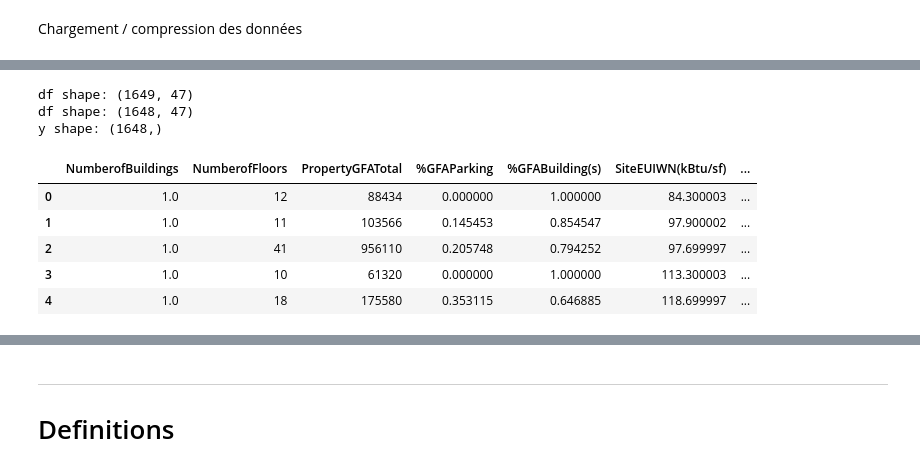
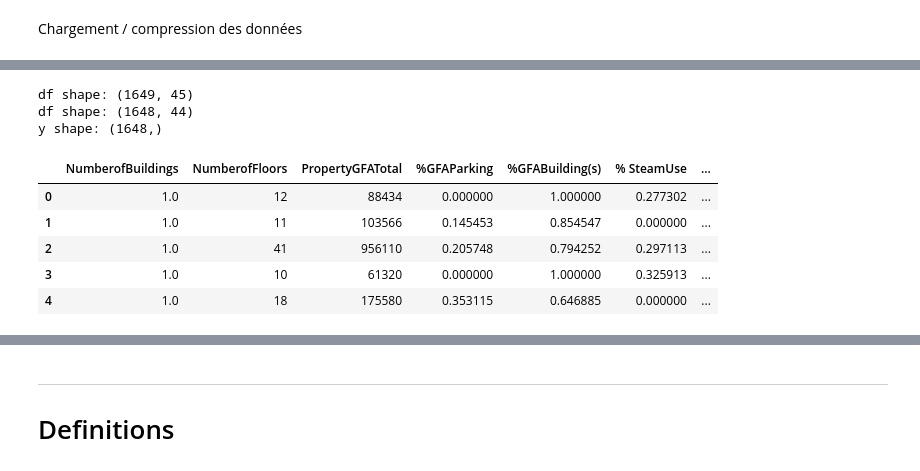
Before and after one commit to Thomas-Durand-Texte/OC-formation-Ingenieur-Machine-Learning, a Jupyter notebook: Projetcs/03_energy/Modelisation_energy.ipynb, the cells around one changed output, grey strips where cells are left out. Drawn from its saved outputs; the diff is of its cells as text; code cells hidden in the pictures.

```diff
--- a/Projetcs/03_energy/Modelisation_energy.ipynb
+++ b/Projetcs/03_energy/Modelisation_energy.ipynb
@@ -232,26 +232,29 @@ df columns: ['NumberofBuildings', 'NumberofFloors', 'PropertyGFATotal', '%GFAPar
 # %%
 df.drop( columns='GHGEmissionsIntensity', inplace=True )
-sr_loc = df.isna().sum(1) == 0
 
 df = pd.concat( (df, df_hotencoding_location, df_hotencoding_usetype), axis=1 )
 print('df shape:', df.shape)
 
+sr_loc = df.isna().sum(1) == 0
 
 df = df.loc[ sr_loc, :]
-print('df shape:', df.shape)
 
 target = 'SiteEUIWN(kBtu/sf)'
-y = df[target].values
+y = df[target]
+df.drop( columns=target, inplace=True )
+
+print('df shape:', df.shape)
 print('y shape:', y.shape)
 
+
 df.head()
 # %% [output]
-df shape: (1649, 47)
-df shape: (1648, 47)
+df shape: (1649, 45)
+df shape: (1648, 44)
 y shape: (1648,)
-|  | NumberofBuildings | NumberofFloors | PropertyGFATotal | %GFAParking | %GFABuilding(s) | SiteEUIWN(kBtu/sf) | ... |
-| 0 | 1.0 | 12 | 88434 | 0.000000 | 1.000000 | 84.300003 | ... |
-| 1 | 1.0 | 11 | 103566 | 0.145453 | 0.854547 | 97.900002 | ... |
-| 2 | 1.0 | 41 | 956110 | 0.205748 | 0.794252 | 97.699997 | ... |
-| 3 | 1.0 | 10 | 61320 | 0.000000 | 1.000000 | 113.300003 | ... |
-| 4 | 1.0 | 18 | 175580 | 0.353115 | 0.646885 | 118.699997 | ... |
+|  | NumberofBuildings | NumberofFloors | PropertyGFATotal | %GFAParking | %GFABuilding(s) | % SteamUse | ... |
+| 0 | 1.0 | 12 | 88434 | 0.000000 | 1.000000 | 0.277302 | ... |
+| 1 | 1.0 | 11 | 103566 | 0.145453 | 0.854547 | 0.000000 | ... |
+| 2 | 1.0 | 41 | 956110 | 0.205748 | 0.794252 | 0.297113 | ... |
+| 3 | 1.0 | 10 | 61320 | 0.000000 | 1.000000 | 0.325913 | ... |
+| 4 | 1.0 | 18 | 175580 | 0.353115 | 0.646885 | 0.000000 | ... |
```
Also changed, not shown: parts of 28 cells of this notebook.
